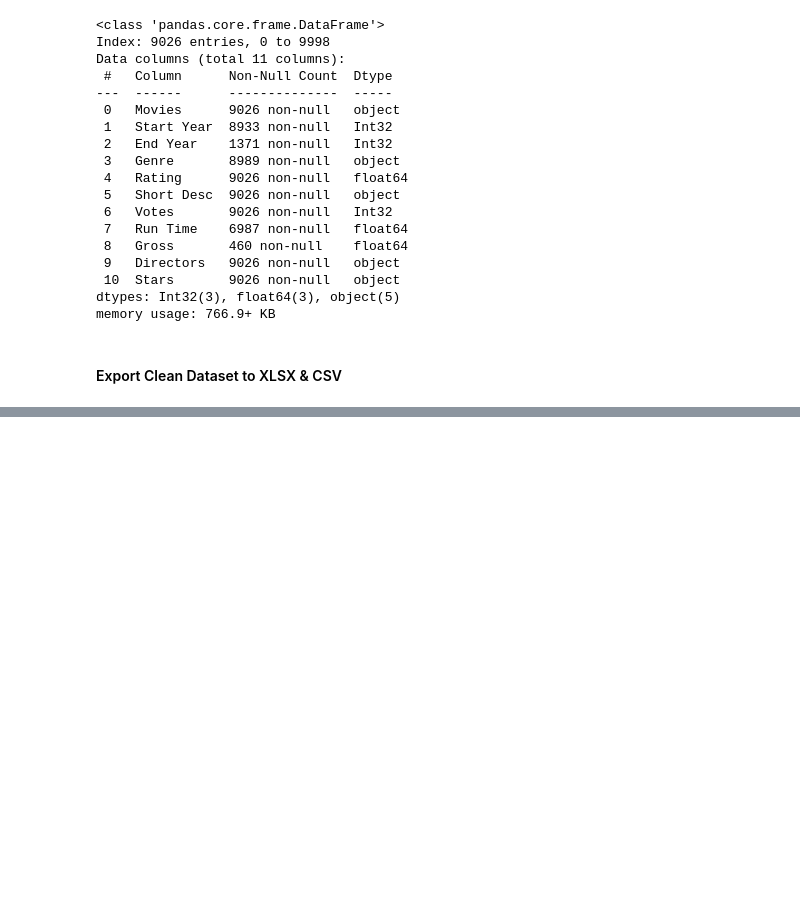
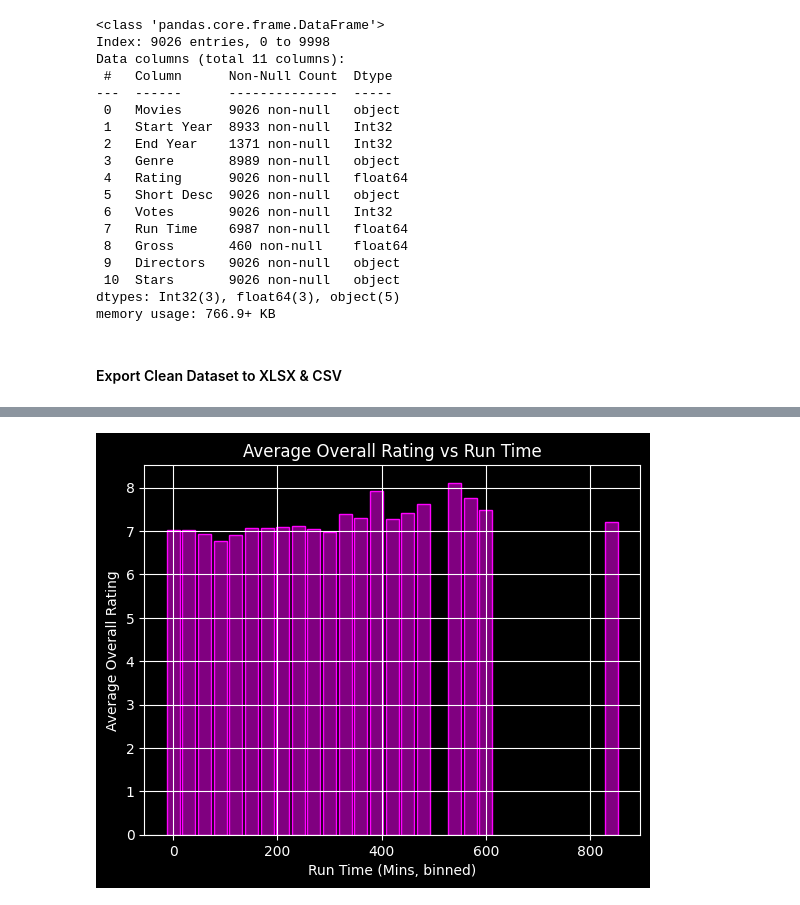
Before and after one commit to FayRd/Movies-Data-Analysis, a Jupyter notebook: main.ipynb, the cells around one changed output, grey strips where cells are left out. Cells and saved outputs as stored; diff of their text form; code cells hidden in the pictures; blank space fills up the shorter version.

Commit message:
Started on Data Visualisation

```diff
--- a/main.ipynb
+++ b/main.ipynb
@@ -9,6 +9,7 @@ import numpy as np
 import re
 from IPython.display import display
 import matplotlib.pyplot as plt
+plt.style.use('dark_background')
 import plotly.graph_objects as go
 from plotly.subplots import make_subplots
 import plotly.express as px
@@ -585,0 +605,16 @@ df_format.to_excel('Data/cleaned_movies.xlsx', index=False)
+# %%
+# 1. Overall highest rated movies
+df_view_1 = df_format[['Movies', 'Rating', 'Votes']].copy()
+C = df_view_1['Rating'].mean()
+m = df_view_1['Votes'].quantile(0.80)
+
+def weighted_rating(row, C, m):
+    R, v = row['Rating'], row['Votes']
+    return (v / (v + m)) * R + (m / (v + m)) * C
+
+df_view_1['Overall Rating'] = df_view_1.apply(weighted_rating, axis=1, args=(C, m))
+
+df_view_1 = df_view_1.sort_values(by='Overall Rating', ascending=False)
+
+show_rows = 10
+display(df_view_1.head(show_rows))
@@ -585,0 +651,20 @@ df_format.to_excel('Data/cleaned_movies.xlsx', index=False)
+# %%
+# Ideal Run time
+df_view_3 = df_format[['Movies', 'Run Time']].copy()
+df_view_3['Overall Rating'] = df_view_1['Overall Rating'].copy()
+
+# Bin run times into 30-minute intervals
+df_view_3['Run Time Bin'] = (df_view_3['Run Time'] // 30) * 30
+
+# Group by bin and calculate average rating
+df_grouped = df_view_3.groupby('Run Time Bin')['Overall Rating'].mean().reset_index()
+
+# Plot
+plt.bar(df_grouped['Run Time Bin'], df_grouped['Overall Rating'], width=25, color="purple", edgecolor="magenta")
+plt.title('Average Overall Rating vs Run Time')
+plt.xlabel('Run Time (Mins, binned)')
+plt.ylabel('Average Overall Rating')
+plt.grid(True)
+plt.show()
+# %% [output]
+[figure, added]
```
Also changed, not shown: parts of 5 cells of this notebook, 1 other file.
